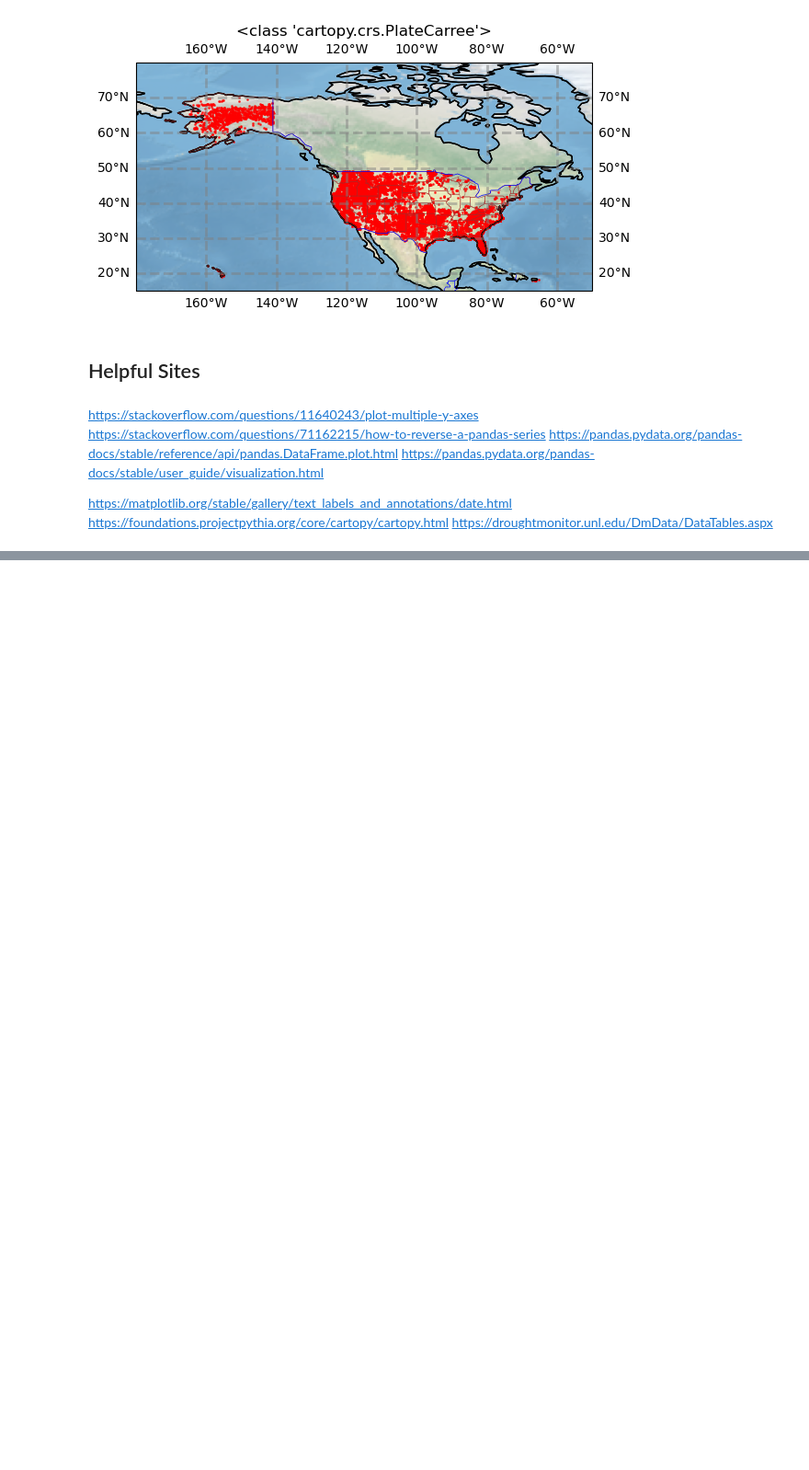
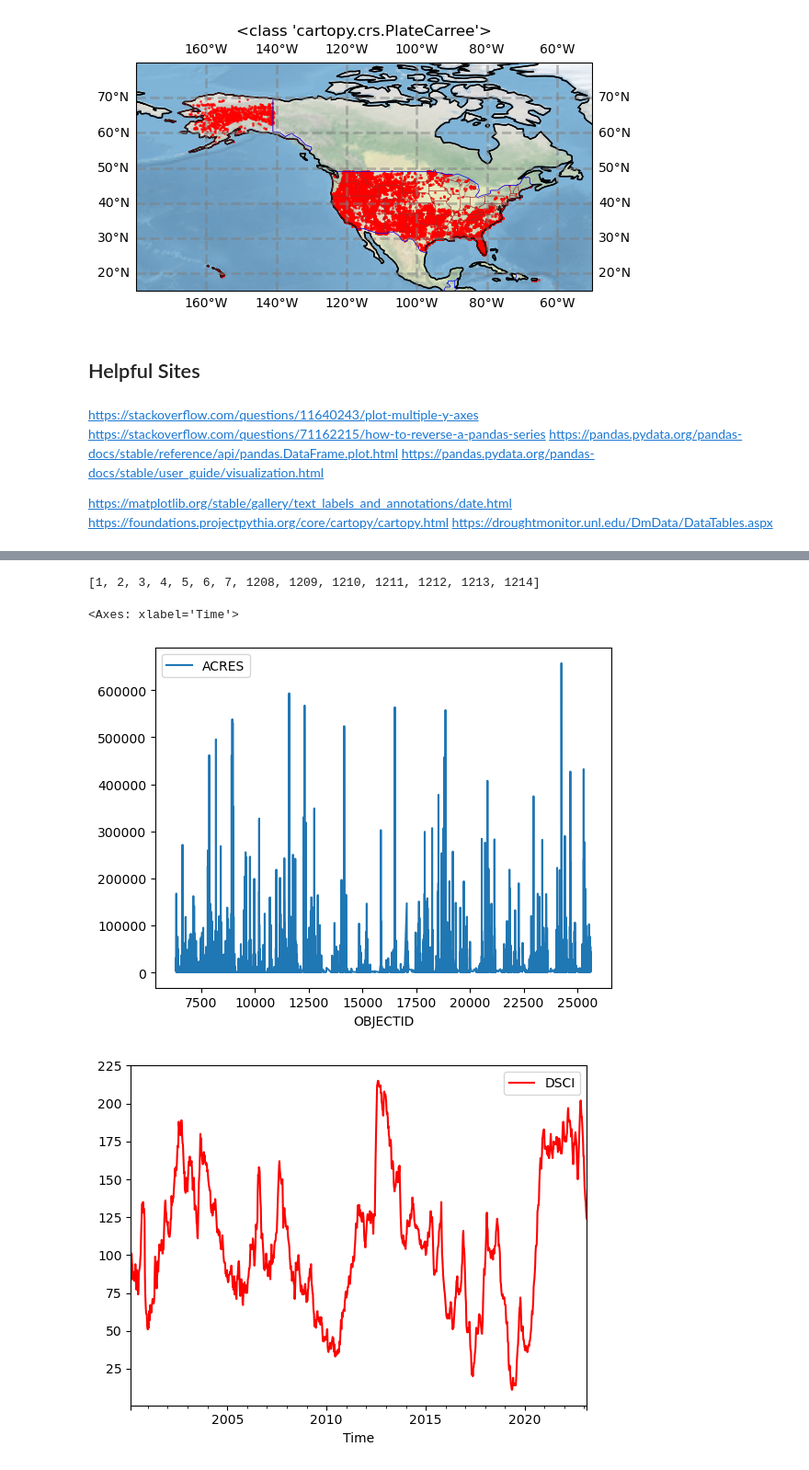
Before and after one commit to AaronCJimeny/FP04-groundwater, a Jupyter notebook: dev_notebooks/conUS-WF-Dev.ipynb, the cells around one changed output, grey strips where cells are left out. Shown at 92% size. Saved outputs shown, nothing was run; the diff lists cells and outputs as text; code cells hidden in the pictures; blank space fills up the shorter version.

```diff
--- a/dev_notebooks/conUS-WF-Dev.ipynb
+++ b/dev_notebooks/conUS-WF-Dev.ipynb
@@ -279,0 +346,12 @@ https://droughtmonitor.unl.edu/DmData/DataTables.aspx
+# %%
+r
+# %% [output]
+[1, 2, 3, 4, 5, 6, 7, 1208, 1209, 1210, 1211, 1212, 1213, 1214]
+# %%
+df3.plot('OBJECTID', 'ACRES')
+#df.plot('Time','Acres Burned')
+droughtData.plot('Time','DSCI', style='r-')
+# %% [output]
+<Axes: xlabel='Time'>
+[figure, added]
+[figure, added]
```
Also changed, not shown: parts of 30 cells of this notebook.
